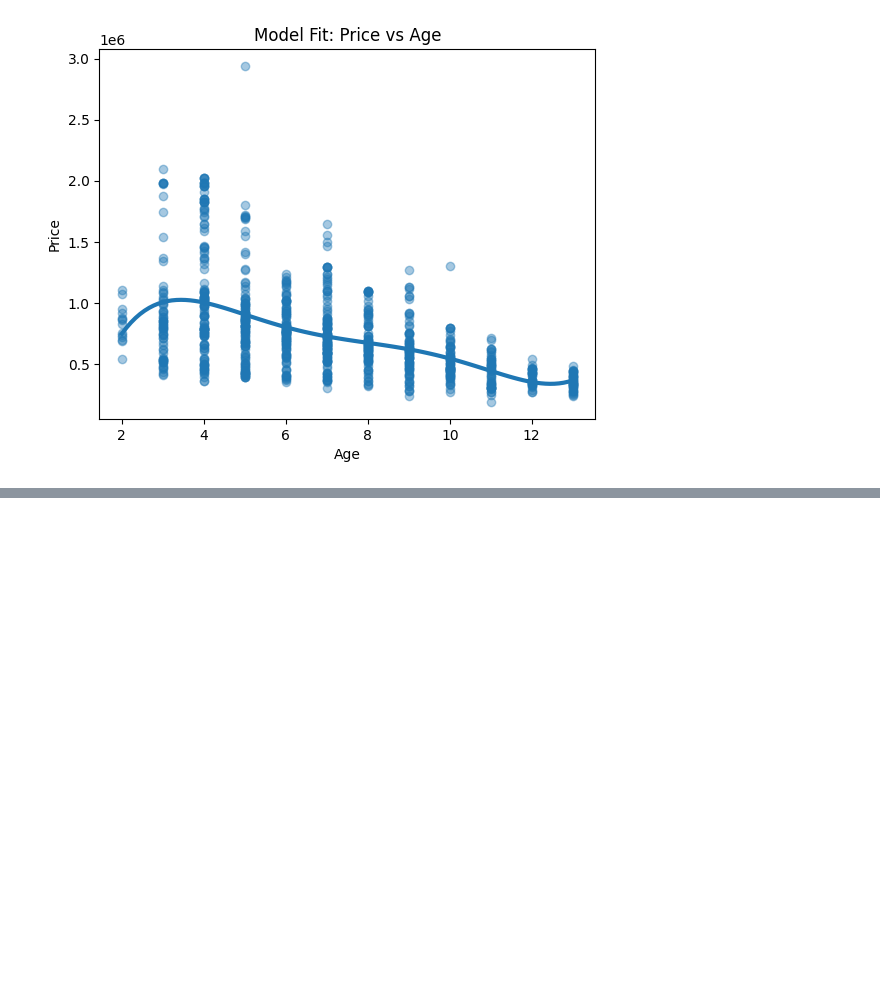
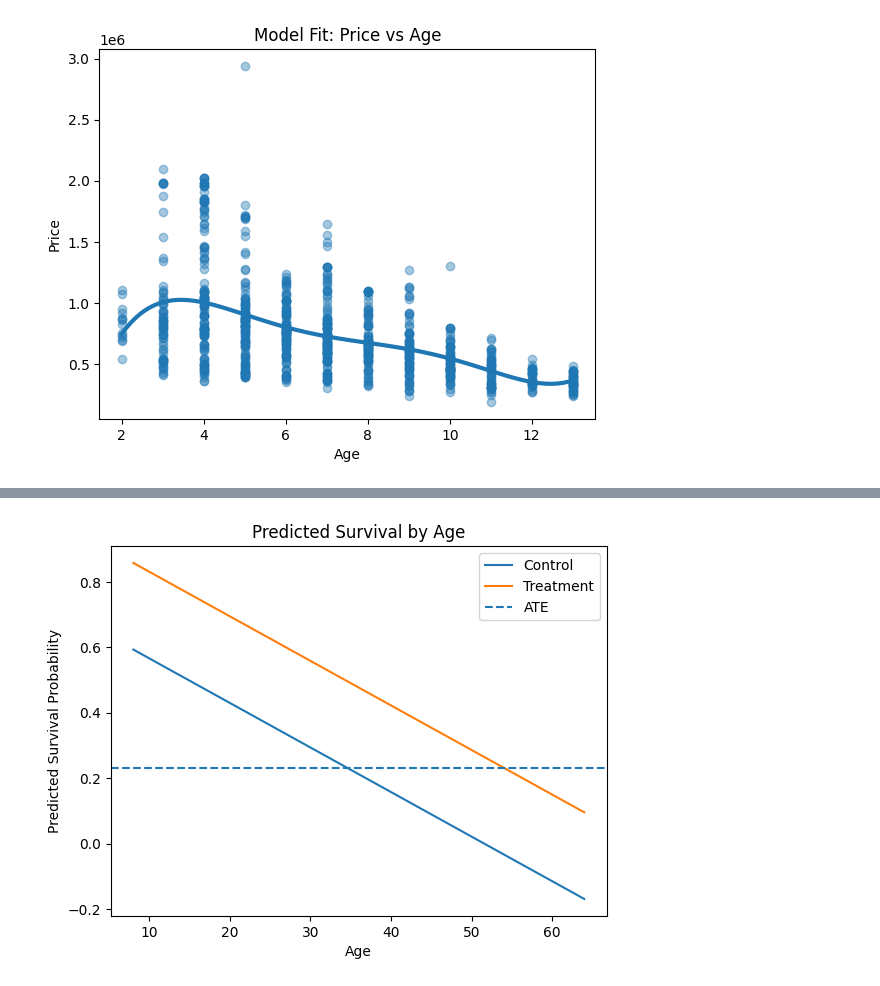
Before and after one commit to brishti-c/undergrad_ml_assignments, a Jupyter notebook: 03_assignment_linear_models.ipynb, the cells around one changed output, grey strips where cells are left out. Drawn from its saved outputs; the diff is of its cells as text; code cells hidden in the pictures; blank space fills up the shorter version.

```diff
--- a/03_assignment_linear_models.ipynb
+++ b/03_assignment_linear_models.ipynb
@@ -387,0 +490,13 @@ Since a heart transplant is a dangerous operation and even people who successful
+# %%
+plt.plot(age_grid, control_pred, label="Control")
+plt.plot(age_grid, treatment_pred, label="Treatment")
+
+plt.axhline(y=ATE, linestyle="dashed", label="ATE")
+
+plt.xlabel("Age")
+plt.ylabel("Predicted Survival Probability")
+plt.title("Predicted Survival by Age")
+plt.legend()
+plt.show()
+# %% [output]
+[figure, added]
```
Also changed, not shown: parts of 6 cells of this notebook.
